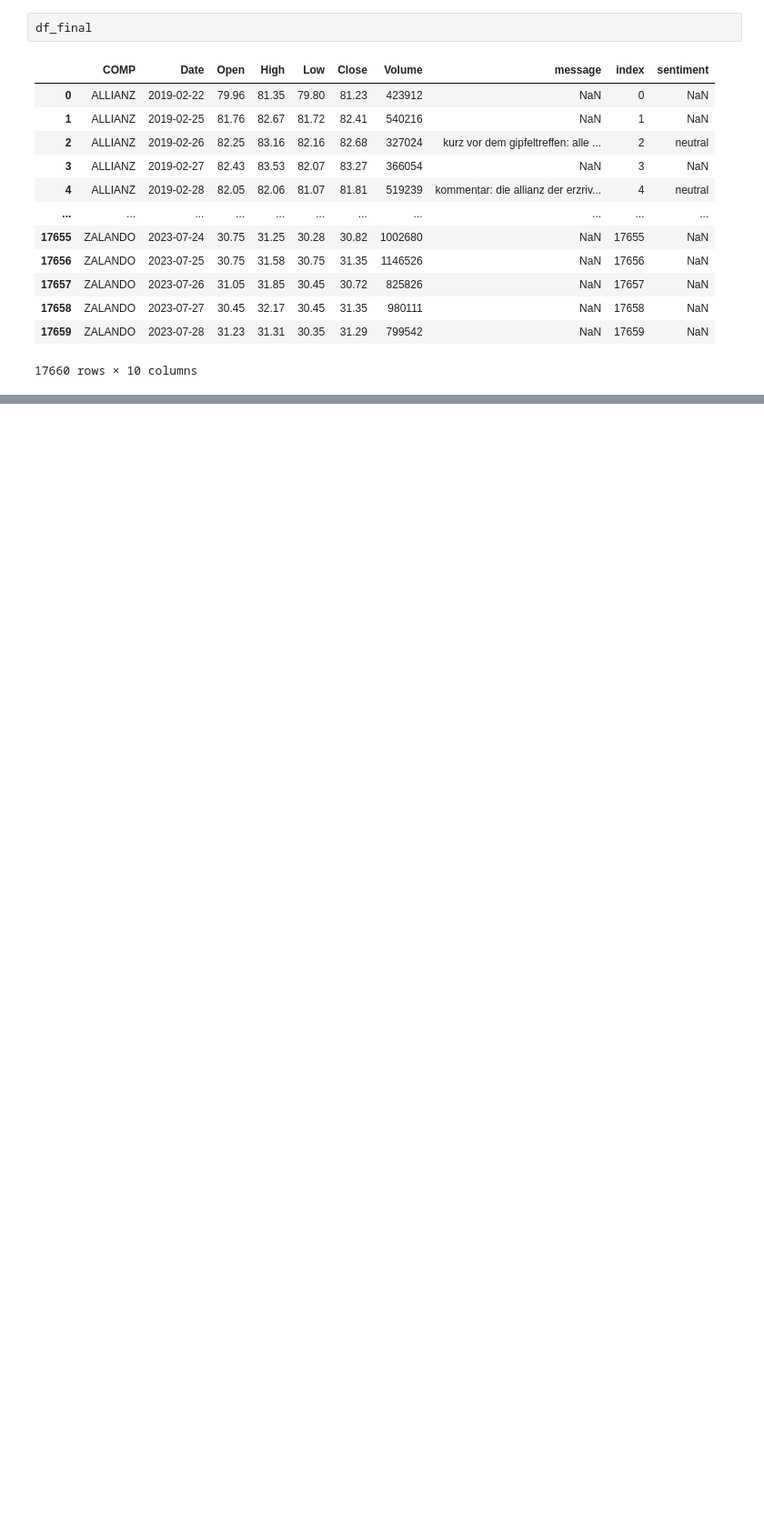
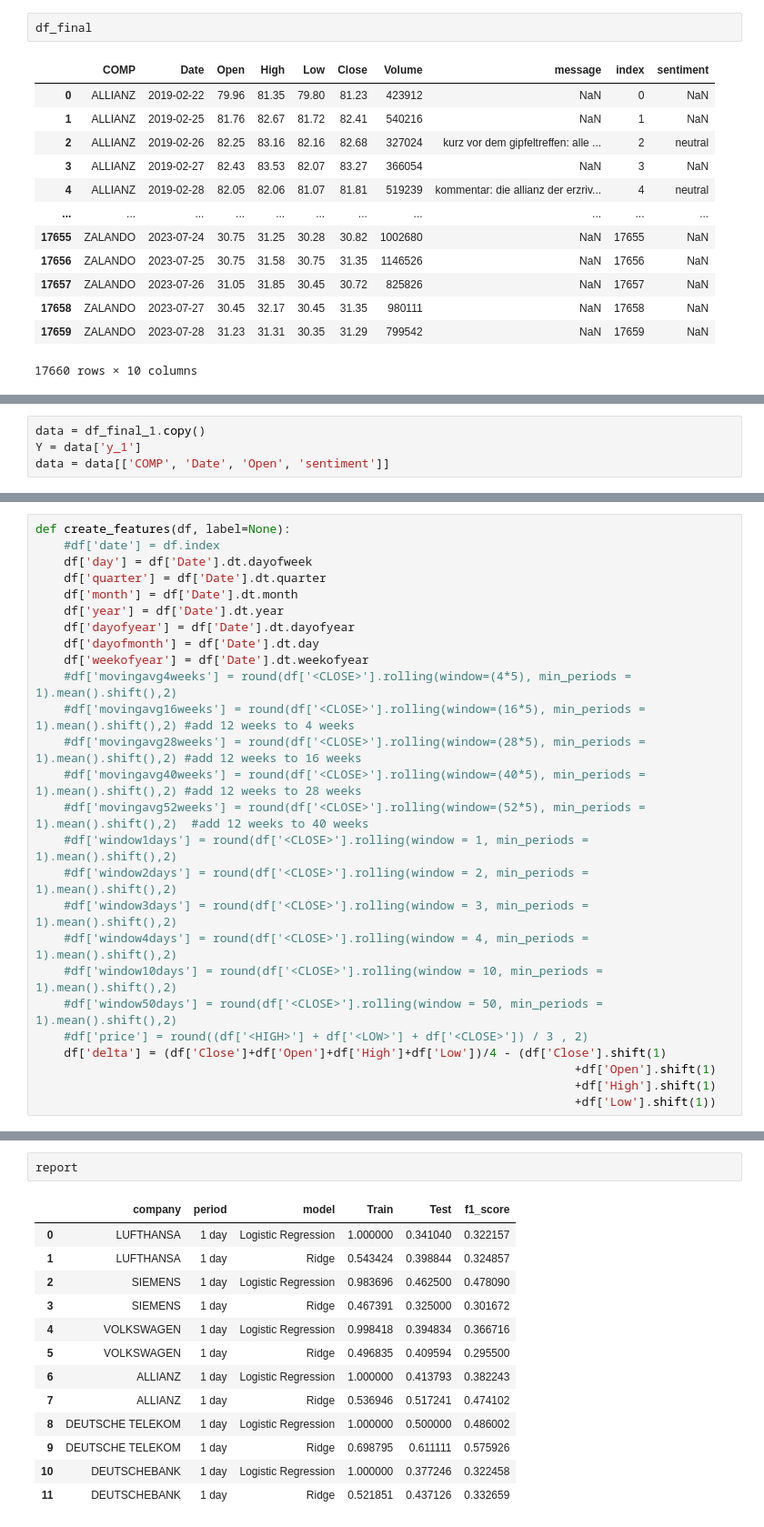
Before and after one commit to dariagerasimenko/stock_changes_german_news, a Jupyter notebook: EDA both news and prices.ipynb, the cells around one changed output, grey strips where cells are left out. Shown at 91% size. Drawn from its saved outputs; the diff is of its cells as text; blank space fills up the shorter version.

```diff
--- a/EDA both news and prices.ipynb
+++ b/EDA both news and prices.ipynb
@@ -259,0 +324,4 @@ df_final
+# %%
+data = df_final_1.copy()
+Y = data['y_1']
+data = data[['COMP', 'Date', 'Open', 'sentiment']]
@@ -259,0 +340,26 @@ df_final
+# %%
+def create_features(df, label=None):
+    #df['date'] = df.index
+    df['day'] = df['Date'].dt.dayofweek
+    df['quarter'] = df['Date'].dt.quarter
+    df['month'] = df['Date'].dt.month
+    df['year'] = df['Date'].dt.year
+    df['dayofyear'] = df['Date'].dt.dayofyear
+    df['dayofmonth'] = df['Date'].dt.day
+    df['weekofyear'] = df['Date'].dt.weekofyear
+    #df['movingavg4weeks'] = round(df['<CLOSE>'].rolling(window=(4*5), min_periods = 1).mean().shift(),2)
+    #df['movingavg16weeks'] = round(df['<CLOSE>'].rolling(window=(16*5), min_periods = 1).mean().shift(),2) #add 12 weeks to 4 weeks
+    #df['movingavg28weeks'] = round(df['<CLOSE>'].rolling(window=(28*5), min_periods = 1).mean().shift(),2) #add 12 weeks to 16 weeks
+    #df['movingavg40weeks'] = round(df['<CLOSE>'].rolling(window=(40*5), min_periods = 1).mean().shift(),2) #add 12 weeks to 28 weeks
+    #df['movingavg52weeks'] = round(df['<CLOSE>'].rolling(window=(52*5), min_periods = 1).mean().shift(),2)  #add 12 weeks to 40 weeks
+    #df['window1days'] = round(df['<CLOSE>'].rolling(window = 1, min_periods = 1).mean().shift(),2)
+    #df['window2days'] = round(df['<CLOSE>'].rolling(window = 2, min_periods = 1).mean().shift(),2)
+    #df['window3days'] = round(df['<CLOSE>'].rolling(window = 3, min_periods = 1).mean().shift(),2)
+    #df['window4days'] = round(df['<CLOSE>'].rolling(window = 4, min_periods = 1).mean().shift(),2)
+    #df['window10days'] = round(df['<CLOSE>'].rolling(window = 10, min_periods = 1).mean().shift(),2)
+    #df['window50days'] = round(df['<CLOSE>'].rolling(window = 50, min_periods = 1).mean().shift(),2)
+    #df['price'] = round((df['<HIGH>'] + df['<LOW>'] + df['<CLOSE>']) / 3 , 2)
+    df['delta'] = (df['Close']+df['Open']+df['High']+df['Low'])/4 - (df['Close'].shift(1)
+                                                                            +df['Open'].shift(1)
+                                                                            +df['High'].shift(1)
+                                                                            +df['Low'].shift(1))
@@ -259,0 +476,16 @@ df_final
+# %%
+report
+# %% [output]
+|  | company | period | model | Train | Test | f1_score |
+| 0 | LUFTHANSA | 1 day | Logistic Regression | 1.000000 | 0.341040 | 0.322157 |
+| 1 | LUFTHANSA | 1 day | Ridge | 0.543424 | 0.398844 | 0.324857 |
+| 2 | SIEMENS | 1 day | Logistic Regression | 0.983696 | 0.462500 | 0.478090 |
+| 3 | SIEMENS | 1 day | Ridge | 0.467391 | 0.325000 | 0.301672 |
+| 4 | VOLKSWAGEN | 1 day | Logistic Regression | 0.998418 | 0.394834 | 0.366716 |
+| 5 | VOLKSWAGEN | 1 day | Ridge | 0.496835 | 0.409594 | 0.295500 |
+| 6 | ALLIANZ | 1 day | Logistic Regression | 1.000000 | 0.413793 | 0.382243 |
+| 7 | ALLIANZ | 1 day | Ridge | 0.536946 | 0.517241 | 0.474102 |
+| 8 | DEUTSCHE TELEKOM | 1 day | Logistic Regression | 1.000000 | 0.500000 | 0.486002 |
+| 9 | DEUTSCHE TELEKOM | 1 day | Ridge | 0.698795 | 0.611111 | 0.575926 |
+| 10 | DEUTSCHEBANK | 1 day | Logistic Regression | 1.000000 | 0.377246 | 0.322458 |
+| 11 | DEUTSCHEBANK | 1 day | Ridge | 0.521851 | 0.437126 | 0.332659 |
```
Also changed, not shown: parts of 21 cells of this notebook.
